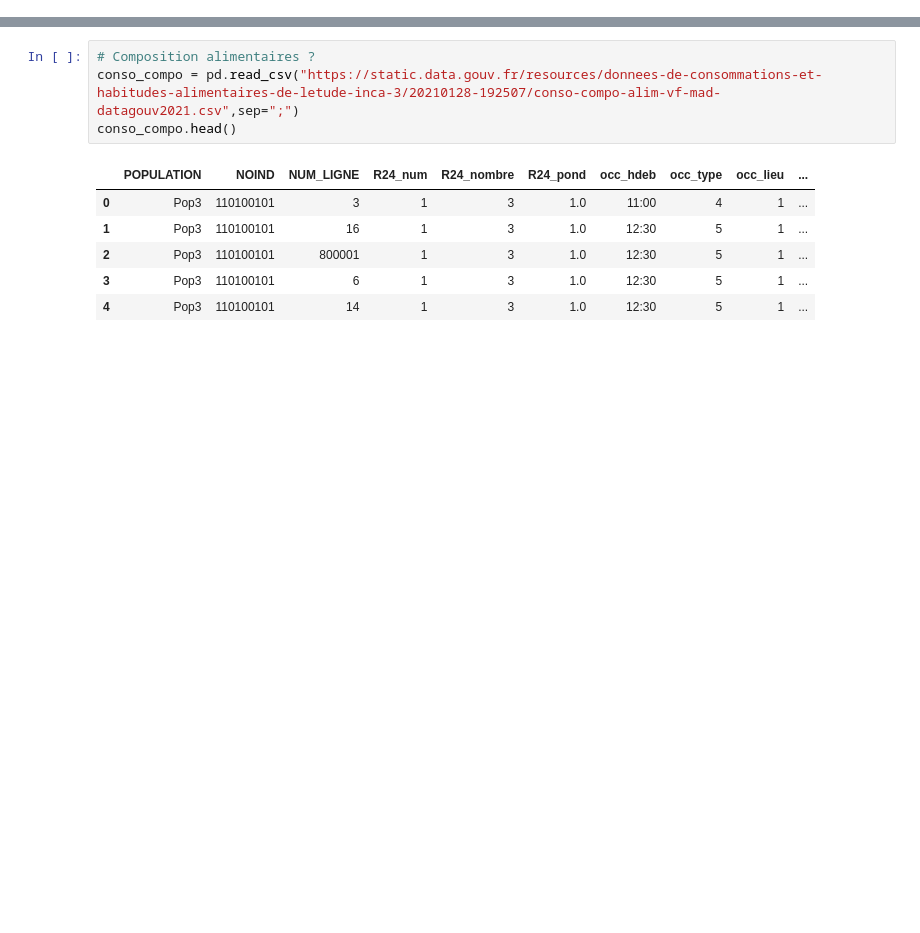
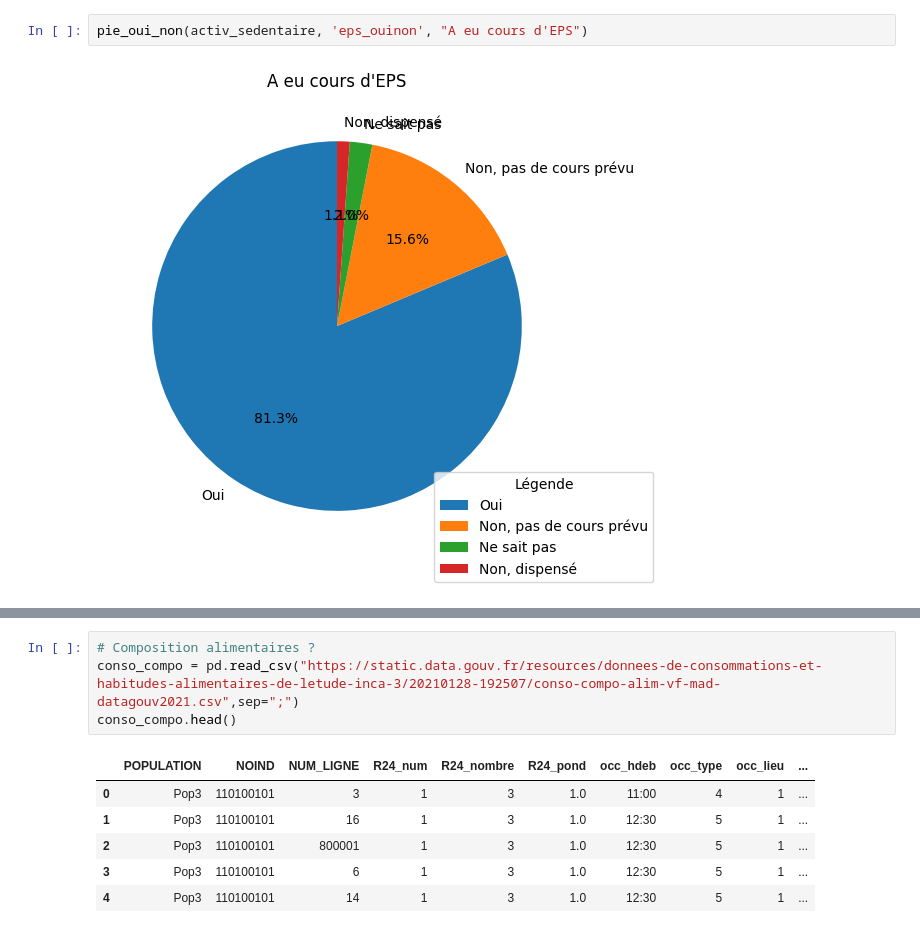
Before and after one commit to AugustinCablant/project_lila, a Jupyter notebook: Analyse descriptive.ipynb, the cells around one changed output, grey strips where cells are left out. Drawn from its saved outputs; the diff is of its cells as text; blank space fills up the shorter version.

```diff
--- a/Analyse descriptive.ipynb
+++ b/Analyse descriptive.ipynb
@@ -23,0 +122,4 @@ activ_sedentaire.head()
+# %%
+pie_oui_non(activ_sedentaire, 'eps_ouinon', "A eu cours d'EPS")
+# %% [output]
+[figure, added]
```
Also changed, not shown: parts of 23 cells of this notebook, 1 other file.
